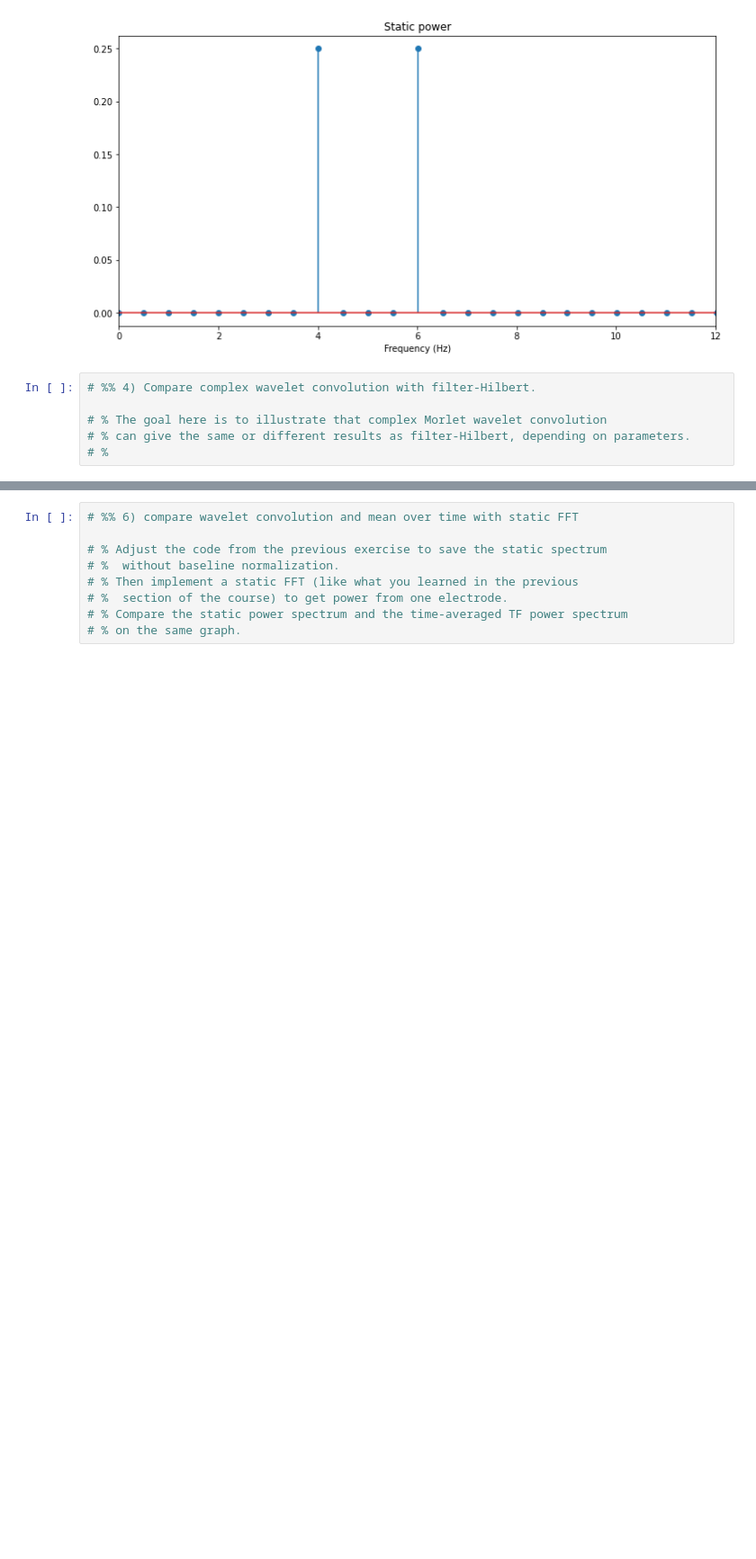
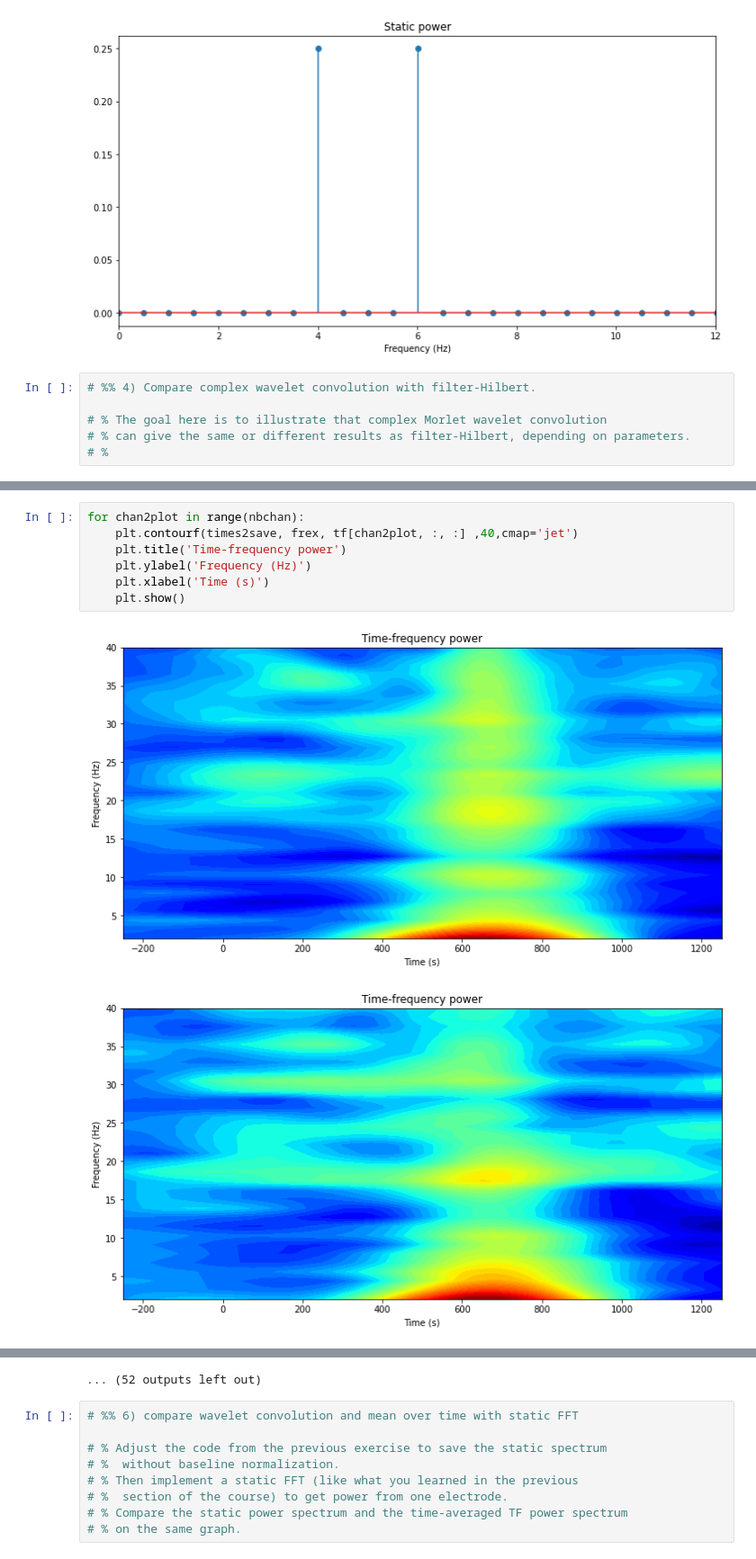
Before and after one commit to dxganta/Neural-Signal-Processing-Analysis, a Jupyter notebook: Section 7/uANTS_timefreq_problemset.ipynb, the cells around one changed output, grey strips where cells are left out. Shown at 90% size. Cells and saved outputs as stored; diff of their text form; blank space fills up the shorter version.

```diff
--- a/Section 7/uANTS_timefreq_problemset.ipynb
+++ b/Section 7/uANTS_timefreq_problemset.ipynb
@@ -467,0 +542,10 @@ plt.show()
+# %%
+for chan2plot in range(nbchan):
+    plt.contourf(times2save, frex, tf[chan2plot, :, :] ,40,cmap='jet')
+    plt.title('Time-frequency power')
+    plt.ylabel('Frequency (Hz)')
+    plt.xlabel('Time (s)')
+    plt.show()
+# %% [output]
+[figure, added]
+[figure, added]
@@ -468,3 +562,4 @@ plt.show()
+... (52 outputs left out)
 # %%
 # %% 6) compare wavelet convolution and mean over time with static FFT
 
```
Also changed, not shown: parts of 9 cells of this notebook.
